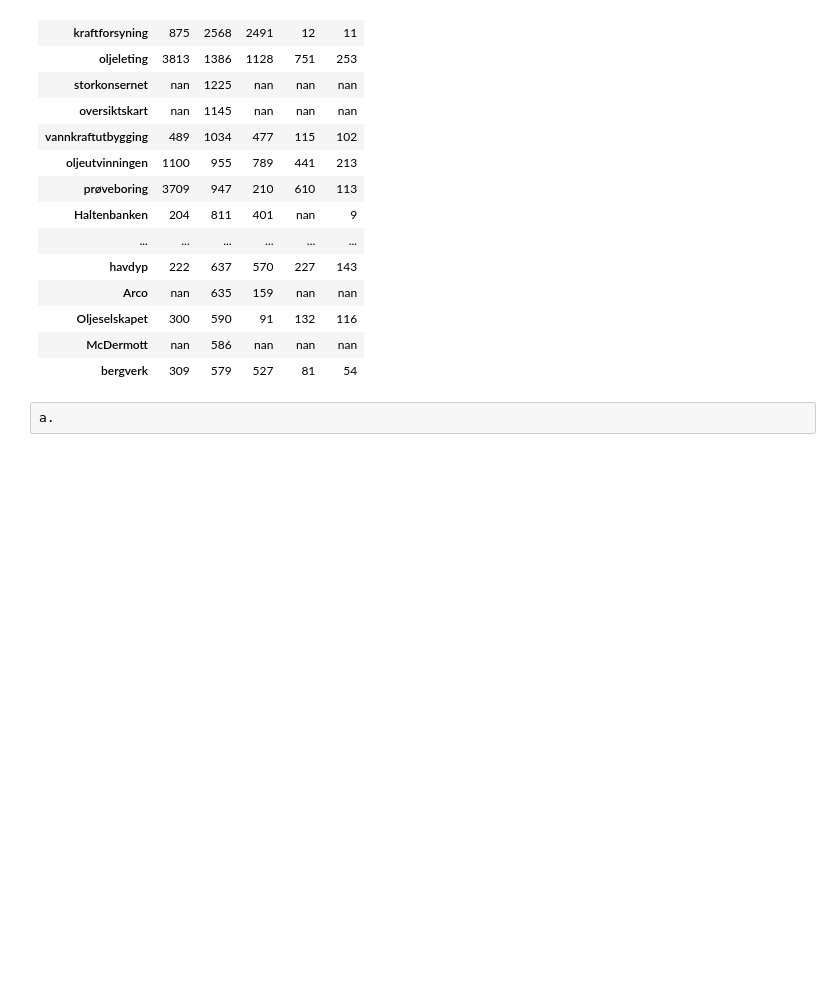
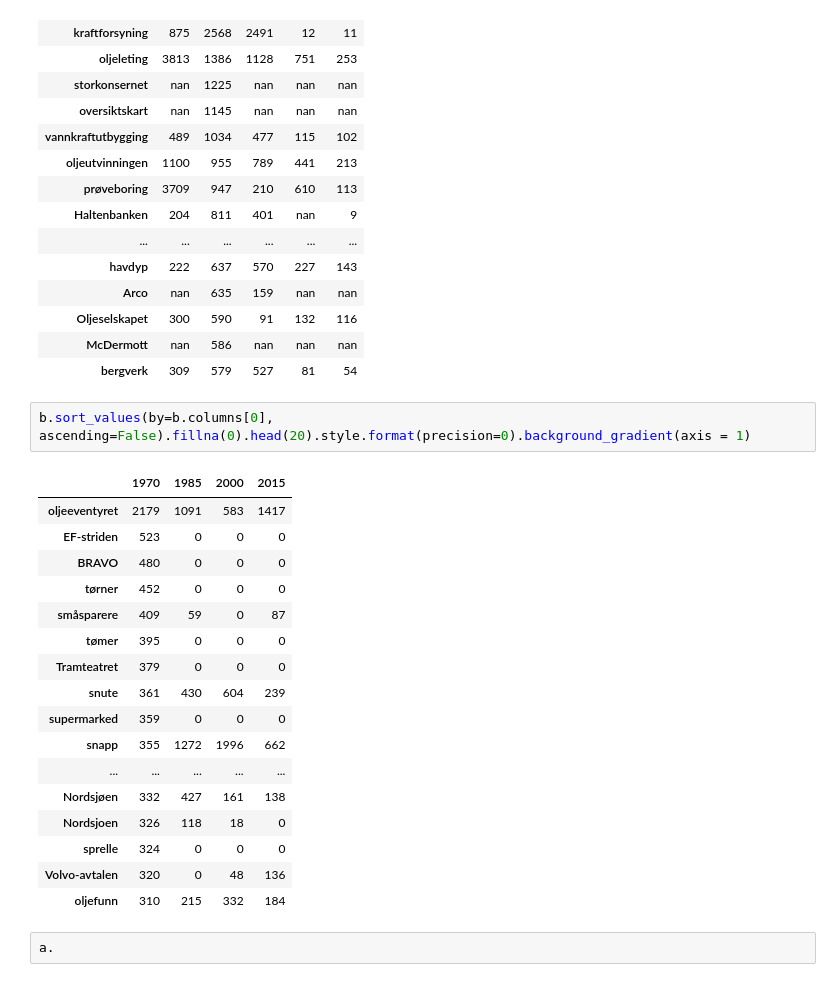
Before and after one commit to Yoonsen/Serie112, a Jupyter notebook: fredag20okt.ipynb, the cells around one changed output. Drawn from its saved outputs; the diff is of its cells as text; blank space fills up the shorter version.

```diff
--- a/fredag20okt.ipynb
+++ b/fredag20okt.ipynb
@@ -117,6 +125,26 @@ a.sort_values(by=a.columns[1], ascending=False).fillna(0.head(20).style.format(p
 | Oljeselskapet | 300 | 590 | 91 | 132 | 116 |
 | McDermott | nan | 586 | nan | nan | nan |
 | bergverk | 309 | 579 | 527 | 81 | 54 |
+# %%
+b.sort_values(by=b.columns[0], ascending=False).fillna(0).head(20).style.format(precision=0).background_gradient(axis = 1)
+# %% [output]
+|  | 1970 | 1985 | 2000 | 2015 |
+| oljeeventyret | 2179 | 1091 | 583 | 1417 |
+| EF-striden | 523 | 0 | 0 | 0 |
+| BRAVO | 480 | 0 | 0 | 0 |
+| tørner | 452 | 0 | 0 | 0 |
+| småsparere | 409 | 59 | 0 | 87 |
+| tømer | 395 | 0 | 0 | 0 |
+| Tramteatret | 379 | 0 | 0 | 0 |
+| snute | 361 | 430 | 604 | 239 |
+| supermarked | 359 | 0 | 0 | 0 |
+| snapp | 355 | 1272 | 1996 | 662 |
+| ... | ... | ... | ... | ... |
+| Nordsjøen | 332 | 427 | 161 | 138 |
+| Nordsjoen | 326 | 118 | 18 | 0 |
+| sprelle | 324 | 0 | 0 | 0 |
+| Volvo-avtalen | 320 | 0 | 48 | 136 |
+| oljefunn | 310 | 215 | 332 | 184 |
 # %%
 a.
 # %%
```
Also changed, not shown: parts of 18 cells of this notebook.
